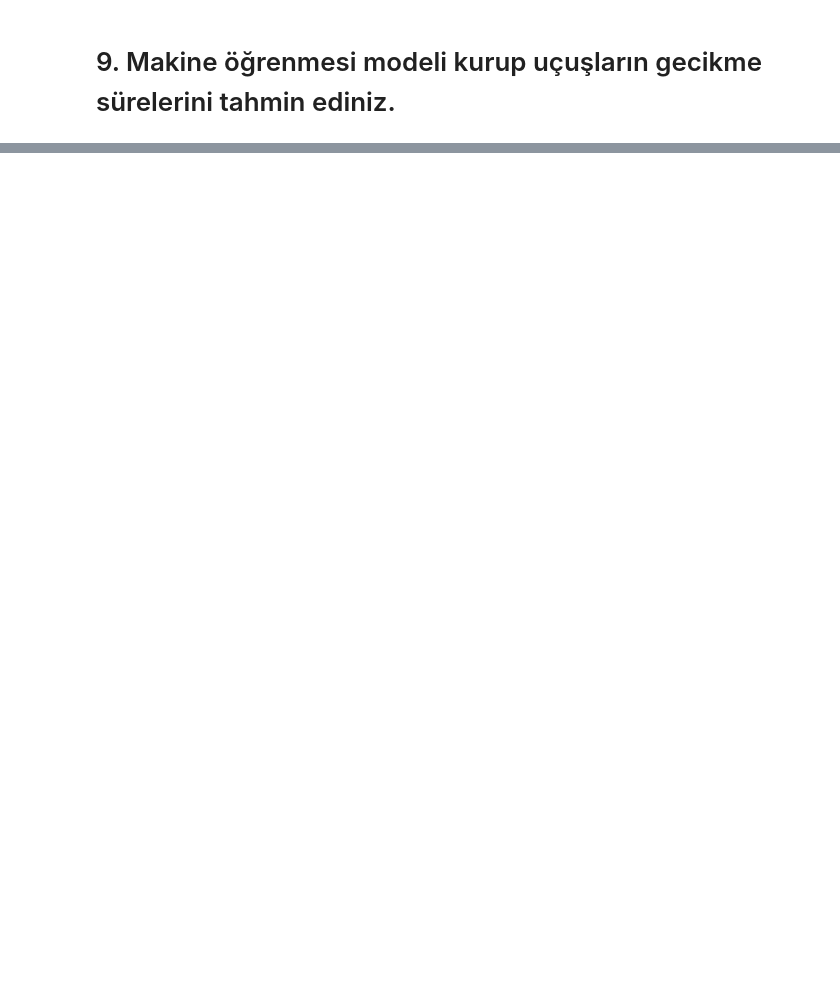
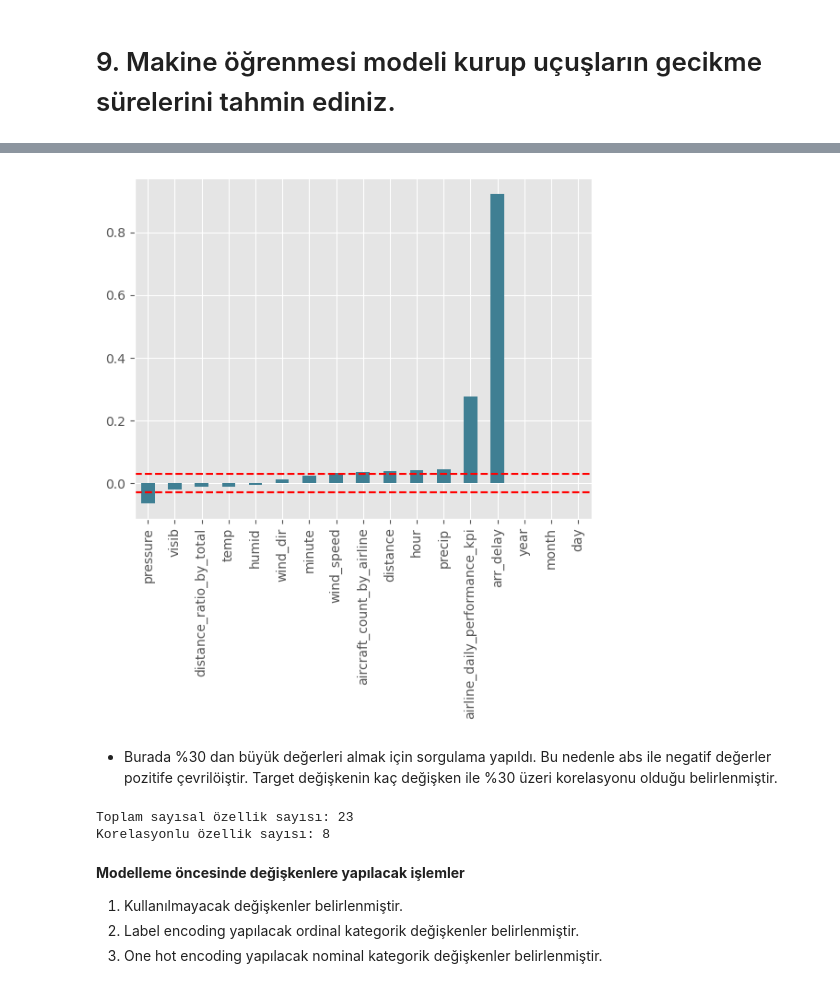
Before and after one commit to kntvrl/flights_project, a Jupyter notebook: project_notebook_ds.ipynb, the cells around one changed output, grey strips where cells are left out. Saved outputs shown, nothing was run; the diff lists cells and outputs as text; code cells hidden in the pictures; blank space fills up the shorter version.

Commit message:
korelasyon analizi tamamlandı

```diff
--- a/project_notebook_ds.ipynb
+++ b/project_notebook_ds.ipynb
@@ -1144,0 +1262,25 @@ _ = custom_barplot(routes,"route","dep_delay",sum)
+# %%
+corrs_that_will_not_be_used = ["air_time","flight","dewp","wind_gust","daily_flight_count","dep_delay"]
+tri_df["dep_delay"].drop(corrs_that_will_not_be_used).sort_values().plot(kind="bar")
+plt.axhline(0.03, color ="red",linestyle ='--')
+plt.axhline(-0.03, color='red',linestyle='--')
+plt.show()
+# %% [output]
+[figure, added]
+# %% [markdown]
+- Burada %30 dan büyük değerleri almak için sorgulama yapıldı. Bu nedenle abs ile negatif değerler pozitife çevrilöiştir. Target değişkenin kaç değişken ile %30 üzeri korelasyonu olduğu belirlenmiştir.
+# %%
+corrs_that_will_be_drop = ["air_time","flight","dewp","wind_gust","daily_flight_count"]
+cor_target = abs(tri_df["dep_delay"])
+cor_target.drop(corrs_that_will_be_drop,inplace=True,axis=0)
+correlated_features  = cor_target[cor_target >=0.03]
+print("Toplam sayısal özellik sayısı:",len(df.select_dtypes(include=["float64","int64"]).columns))
+print("Korelasyonlu özellik sayısı:",len(correlated_features))
+# %% [output]
+Toplam sayısal özellik sayısı: 23
+Korelasyonlu özellik sayısı: 8
+# %% [markdown]
+**Modelleme öncesinde değişkenlere yapılacak işlemler**
+1. Kullanılmayacak değişkenler belirlenmiştir.
+2. Label encoding yapılacak ordinal kategorik değişkenler belirlenmiştir.
+3. One hot encoding yapılacak nominal kategorik değişkenler belirlenmiştir.
```
Also changed, not shown: parts of 35 cells of this notebook.
